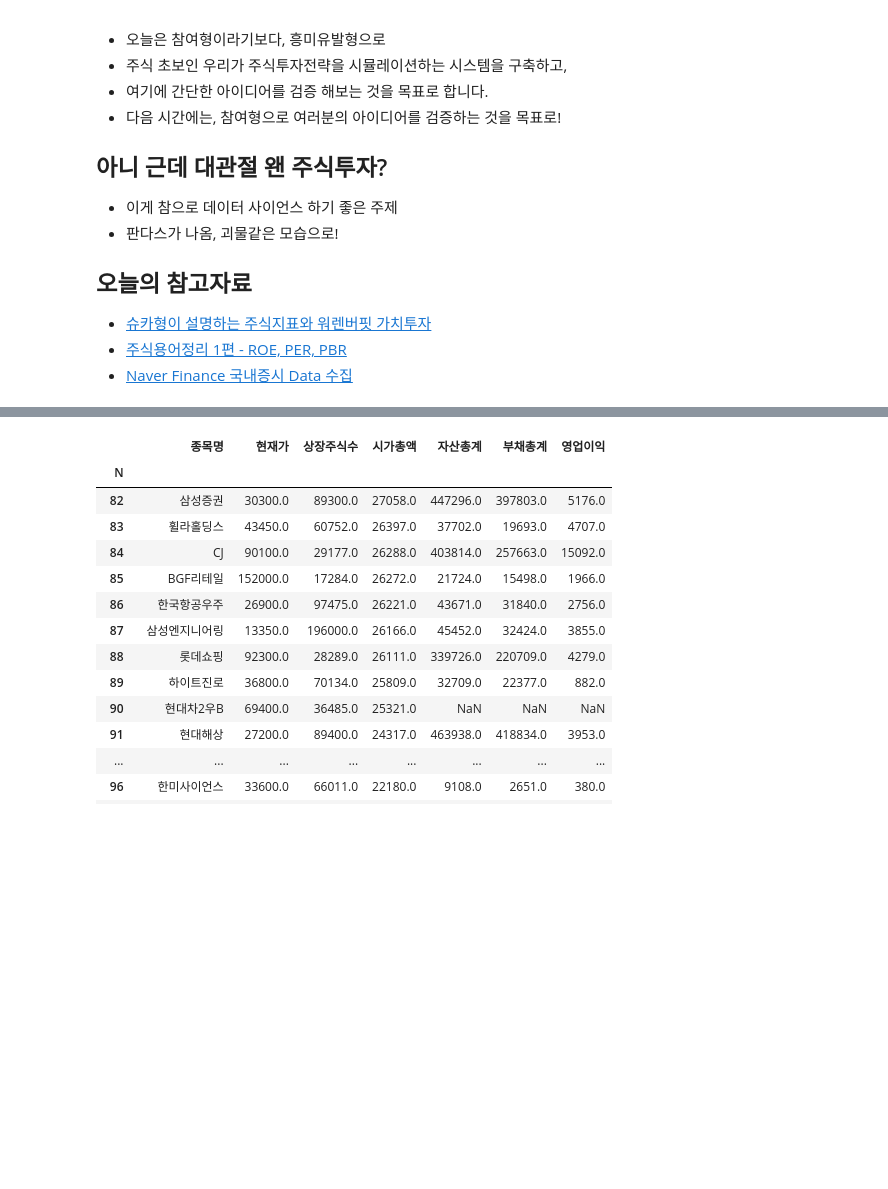
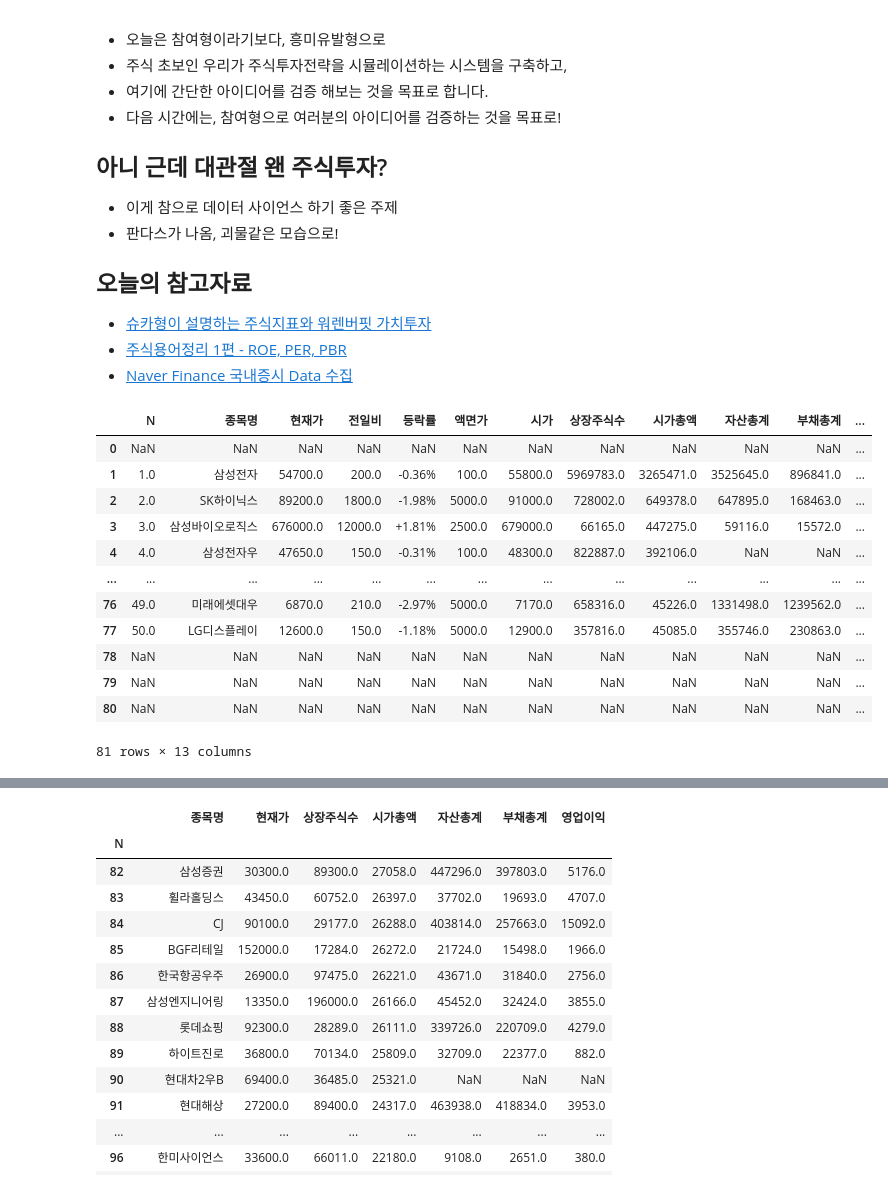
Before and after one commit to degru82/datasci_2020, a Jupyter notebook: ep04_pandas/syuka_roe_pbr_per.ipynb, the cells around one changed output, grey strips where cells are left out. Cells and saved outputs as stored; diff of their text form; code cells hidden in the pictures; blank space fills up the shorter version.

```diff
--- a/ep04_pandas/syuka_roe_pbr_per.ipynb
+++ b/ep04_pandas/syuka_roe_pbr_per.ipynb
@@ -31,6 +31,21 @@ nhn_url = 'https://finance.naver.com/sise/field_submit.nhn' \
 res = requests.get(nhn_url.format(1), verify=False)
 # %%
 df3 = pd.read_html(res.text)
+df3[1]
+# %% [output]
+|  | N | 종목명 | 현재가 | 전일비 | 등락률 | 액면가 | 시가 | 상장주식수 | 시가총액 | 자산총계 | 부채총계 | ... |
+| 0 | NaN | NaN | NaN | NaN | NaN | NaN | NaN | NaN | NaN | NaN | NaN | ... |
+| 1 | 1.0 | 삼성전자 | 54700.0 | 200.0 | -0.36% | 100.0 | 55800.0 | 5969783.0 | 3265471.0 | 3525645.0 | 896841.0 | ... |
+| 2 | 2.0 | SK하이닉스 | 89200.0 | 1800.0 | -1.98% | 5000.0 | 91000.0 | 728002.0 | 649378.0 | 647895.0 | 168463.0 | ... |
+| 3 | 3.0 | 삼성바이오로직스 | 676000.0 | 12000.0 | +1.81% | 2500.0 | 679000.0 | 66165.0 | 447275.0 | 59116.0 | 15572.0 | ... |
+| 4 | 4.0 | 삼성전자우 | 47650.0 | 150.0 | -0.31% | 100.0 | 48300.0 | 822887.0 | 392106.0 | NaN | NaN | ... |
+| ... | ... | ... | ... | ... | ... | ... | ... | ... | ... | ... | ... | ... |
+| 76 | 49.0 | 미래에셋대우 | 6870.0 | 210.0 | -2.97% | 5000.0 | 7170.0 | 658316.0 | 45226.0 | 1331498.0 | 1239562.0 | ... |
+| 77 | 50.0 | LG디스플레이 | 12600.0 | 150.0 | -1.18% | 5000.0 | 12900.0 | 357816.0 | 45085.0 | 355746.0 | 230863.0 | ... |
+| 78 | NaN | NaN | NaN | NaN | NaN | NaN | NaN | NaN | NaN | NaN | NaN | ... |
+| 79 | NaN | NaN | NaN | NaN | NaN | NaN | NaN | NaN | NaN | NaN | NaN | ... |
+| 80 | NaN | NaN | NaN | NaN | NaN | NaN | NaN | NaN | NaN | NaN | NaN | ... |
+81 rows × 13 columns
 # %%
 df4 = df3[1][ df3[1]['N'].notna()]
 df4.head()
```
Also changed, not shown: parts of 11 cells of this notebook, 1 other file.
